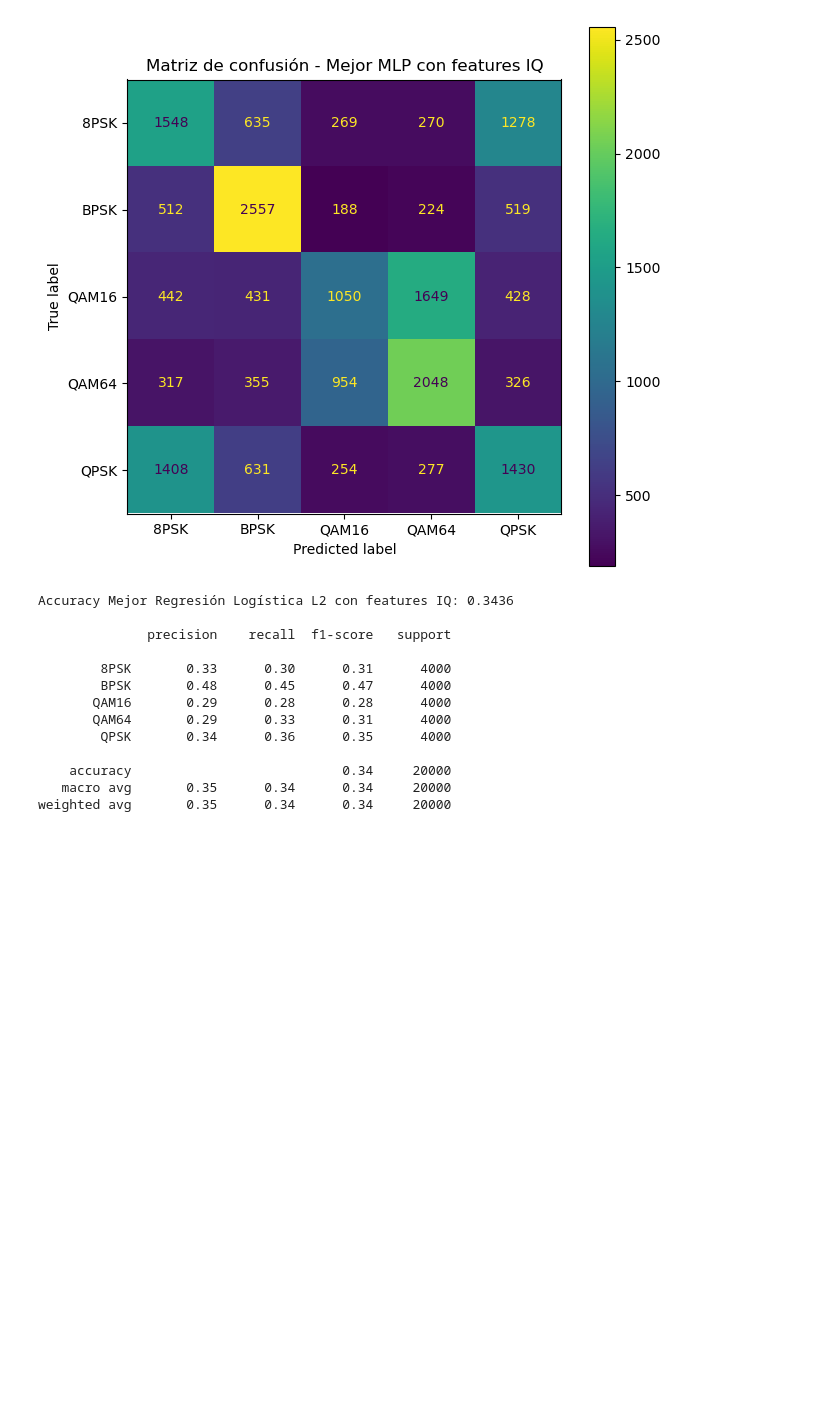
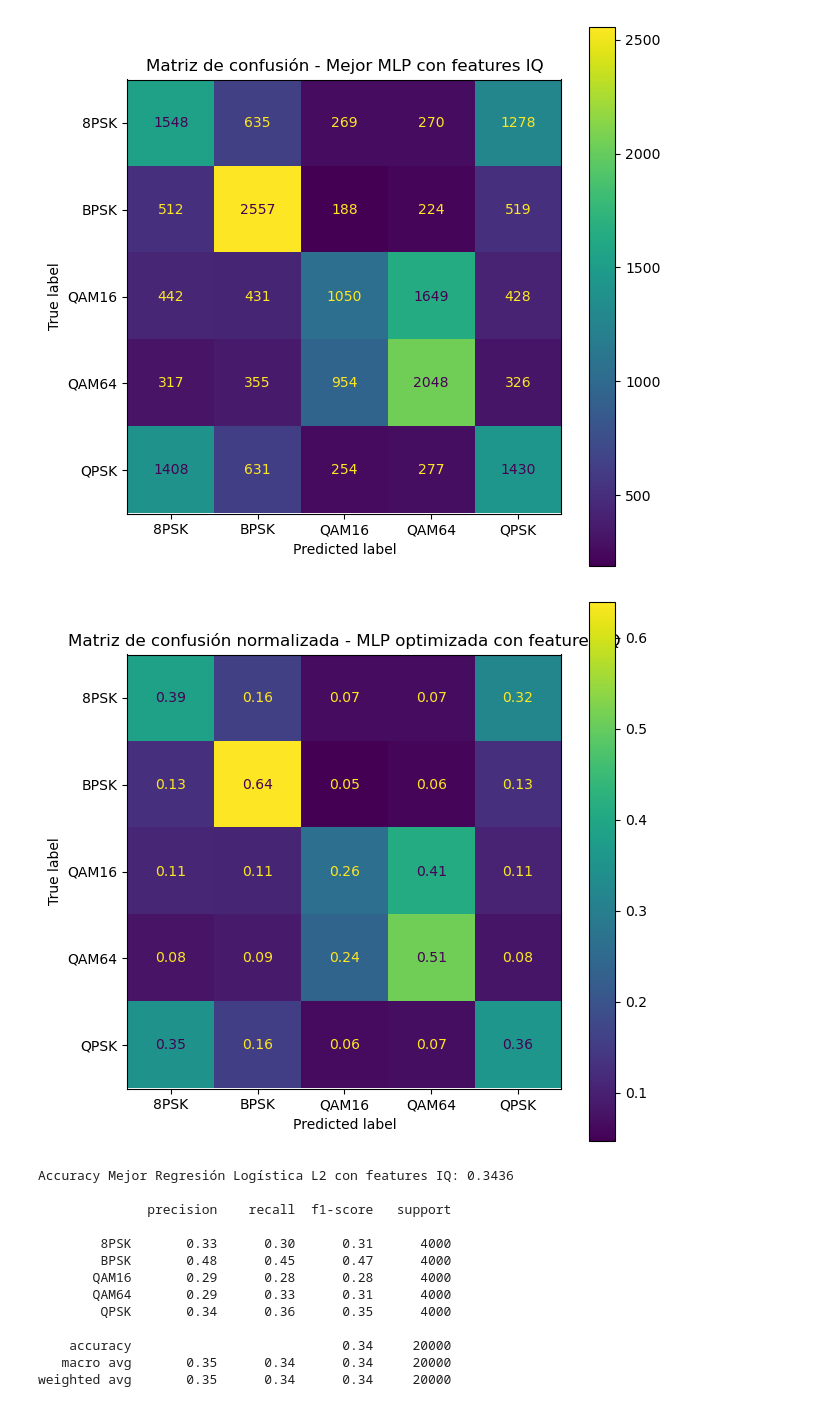
Before and after one commit to gbberru/ML-Digital-Modulations-classifier, a Jupyter notebook: notebook/digital-modulations-classifier.ipynb, the cells around one changed output. Cells and saved outputs as stored; diff of their text form; code cells hidden in the pictures; blank space fills up the shorter version.

```diff
--- a/notebook/digital-modulations-classifier.ipynb
+++ b/notebook/digital-modulations-classifier.ipynb
@@ -1130,6 +1124,24 @@ Accuracy Mejor MLP con features IQ: 0.4316
    macro avg       0.43      0.43      0.43     20000
 weighted avg       0.43      0.43      0.43     20000
 [figure]
+# %%
+cm_norm = confusion_matrix(
+    y_test,
+    y_pred_best_mlp,
+    normalize="true"
+)
+
+fig, ax = plt.subplots(figsize=(7, 7))
+disp = ConfusionMatrixDisplay(
+    confusion_matrix=cm_norm,
+    display_labels=label_encoder.classes_
+)
+
+disp.plot(ax=ax, values_format=".2f")
+plt.title("Matriz de confusión normalizada - MLP optimizada con features IQ")
+plt.show()
+# %% [output]
+[figure, added]
 # %%
 y_pred_best_logreg, accuracy_best_logreg = evaluar_modelo(
     best_logreg,
```
Also changed, not shown: parts of 17 cells of this notebook.
